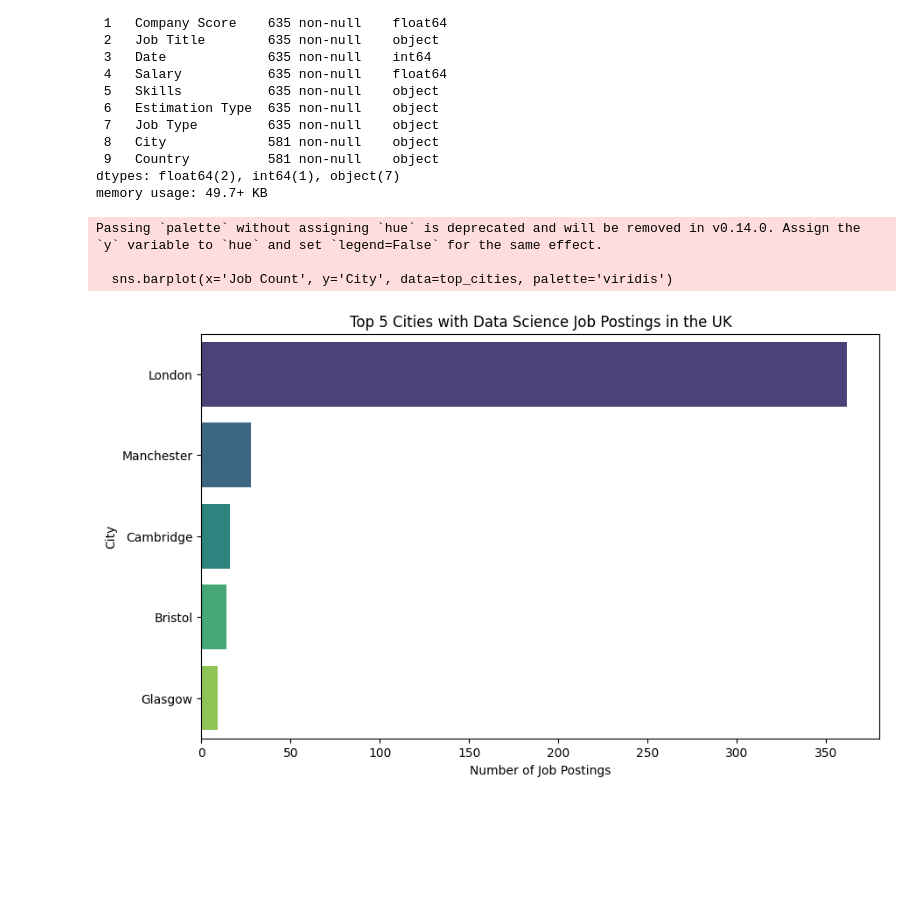
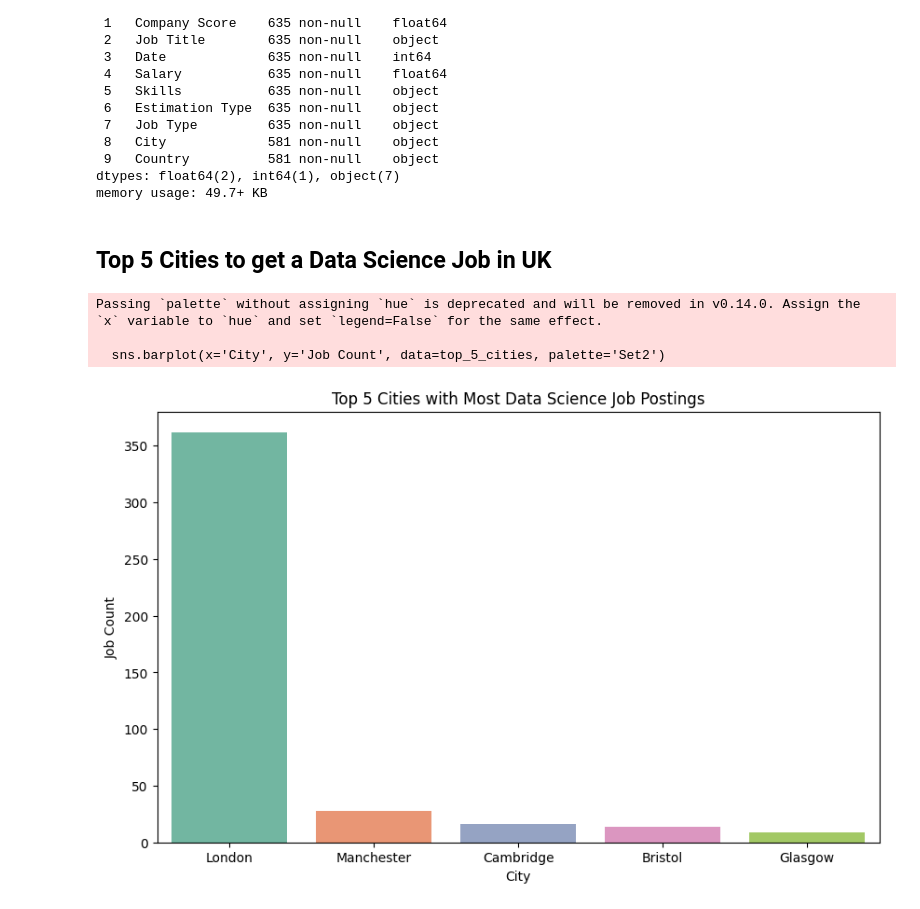
Before and after one commit to InduminaP/UK-Data-Science-Job-Data-Cleaning-Analysis, a Jupyter notebook: Simple Analytics/Analytics.ipynb, the cells around one changed output. Cells and saved outputs as stored; diff of their text form; code cells hidden in the pictures; blank space fills up the shorter version.

```diff
--- a/Simple Analytics/Analytics.ipynb
+++ b/Simple Analytics/Analytics.ipynb
@@ -37,6 +7,6 @@ import seaborn as sns
 # %%
 #import dataset
-df=pd.read_csv(r'C:\Users\Prabashwara Randeni\Desktop\Data Analytics\UK Data Science Job & Salary Analytics\1_CSV Load\Cleaned_Data.csv')
+df=pd.read_csv(r'C:\Users\Prabashwara Randeni\Desktop\Data Analytics\UK Data Science Job Data Cleaning\1_CSV Load\Cleaned_Data.CSV')
 # %%
 #inspec data
 df.info()
@@ -93,20 +31,25 @@ city_salary_trend = city_salary_trend.sort_values(by='Average Salary', ascending
+# %% [markdown]
+## Top 5 Cities to get a Data Science Job in UK
 # %%
-# Plot the top 10 cities with the most job postings
-top_cities = city_job_count.head(5)
+#Group by city and count the number of job postings
+city_job_count = df.groupby('City')['Job Title'].count().reset_index()
 
-# Create the plot
+#Rename columns for clarity
+city_job_count.columns = ['City', 'Job Count']
+
+#Sort by job count and get the top 5 cities
+top_5_cities = city_job_count.sort_values(by='Job Count', ascending=False).head(5)
+
 plt.figure(figsize=(10, 6))
-sns.barplot(x='Job Count', y='City', data=top_cities, palette='viridis')
+sns.barplot(x='City', y='Job Count', data=top_5_cities, palette='Set2')
 
-# Add title and labels
-plt.title('Top 5 Cities with Data Science Job Postings in the UK')
-plt.xlabel('Number of Job Postings')
-plt.ylabel('City')
+plt.title('Top 5 Cities with Most Data Science Job Postings')
+plt.xlabel('City')
+plt.ylabel('Job Count')
 
-# Show the plot
 plt.show()
 # %% [output]
-Passing `palette` without assigning `hue` is deprecated and will be removed in v0.14.0. Assign the `y` variable to `hue` and set `legend=False` for the same effect.
+Passing `palette` without assigning `hue` is deprecated and will be removed in v0.14.0. Assign the `x` variable to `hue` and set `legend=False` for the same effect.
 
-  sns.barplot(x='Job Count', y='City', data=top_cities, palette='viridis')
+  sns.barplot(x='City', y='Job Count', data=top_5_cities, palette='Set2')
-[figure, old version]
+[figure, new version]
```
Also changed, not shown: parts of 11 cells of this notebook.
